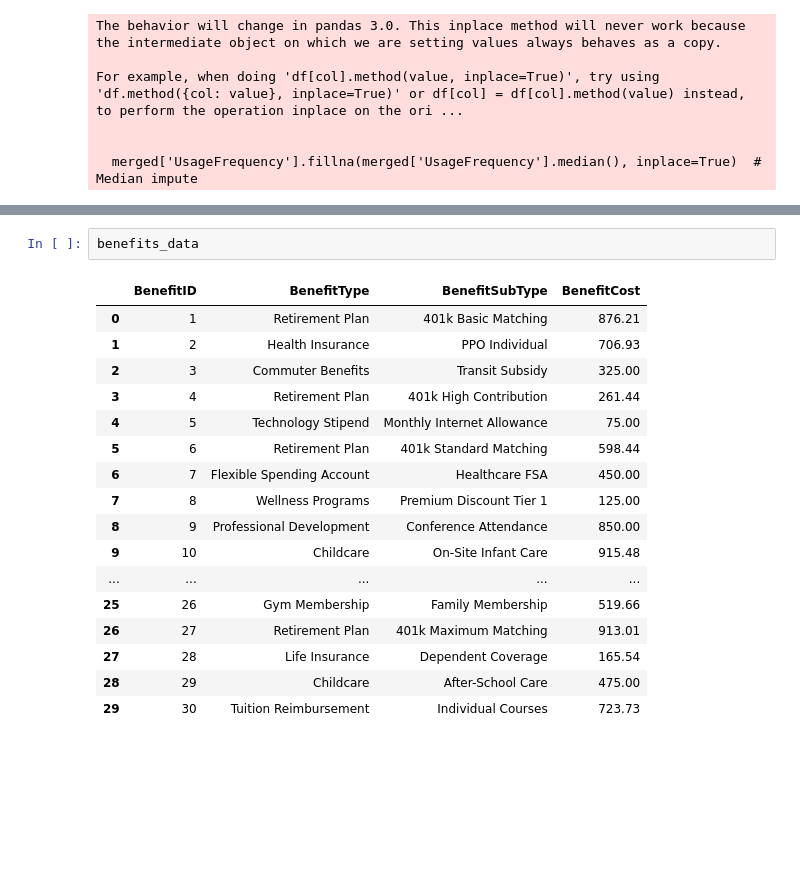
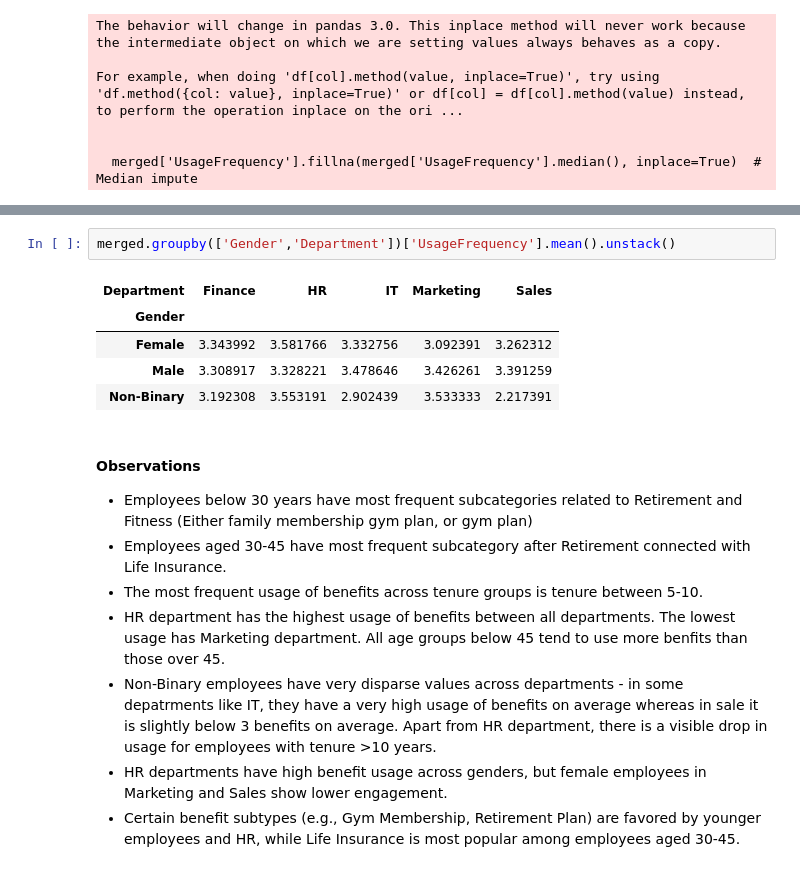
Before and after one commit to zemgabriela/TechLance, a Jupyter notebook: Demographic_Insights_Discovery.ipynb, the cells around one changed output, grey strips where cells are left out. Drawn from its saved outputs; the diff is of its cells as text; blank space fills up the shorter version.

```diff
--- a/Demographic_Insights_Discovery.ipynb
+++ b/Demographic_Insights_Discovery.ipynb
@@ -181,20 +303,17 @@ print(patterns)
-# %%
-benefits_data
-# %% [output]
-|  | BenefitID | BenefitType | BenefitSubType | BenefitCost |
-| 0 | 1 | Retirement Plan | 401k Basic Matching | 876.21 |
-| 1 | 2 | Health Insurance | PPO Individual | 706.93 |
-| 2 | 3 | Commuter Benefits | Transit Subsidy | 325.00 |
-| 3 | 4 | Retirement Plan | 401k High Contribution | 261.44 |
-| 4 | 5 | Technology Stipend | Monthly Internet Allowance | 75.00 |
-| 5 | 6 | Retirement Plan | 401k Standard Matching | 598.44 |
-| 6 | 7 | Flexible Spending Account | Healthcare FSA | 450.00 |
-| 7 | 8 | Wellness Programs | Premium Discount Tier 1 | 125.00 |
-| 8 | 9 | Professional Development | Conference Attendance | 850.00 |
-| 9 | 10 | Childcare | On-Site Infant Care | 915.48 |
-| ... | ... | ... | ... | ... |
-| 25 | 26 | Gym Membership | Family Membership | 519.66 |
-| 26 | 27 | Retirement Plan | 401k Maximum Matching | 913.01 |
-| 27 | 28 | Life Insurance | Dependent Coverage | 165.54 |
-| 28 | 29 | Childcare | After-School Care | 475.00 |
-| 29 | 30 | Tuition Reimbursement | Individual Courses | 723.73 |
+# %%
+merged.groupby(['Gender','Department'])['UsageFrequency'].mean().unstack()
+# %% [output]
+| Department | Finance | HR | IT | Marketing | Sales |
+| Gender |  |  |  |  |  |
+| Female | 3.343992 | 3.581766 | 3.332756 | 3.092391 | 3.262312 |
+| Male | 3.308917 | 3.328221 | 3.478646 | 3.426261 | 3.391259 |
+| Non-Binary | 3.192308 | 3.553191 | 2.902439 | 3.533333 | 2.217391 |
+# %% [markdown]
+#### Observations
+- Employees below 30 years have most frequent subcategories related to Retirement and Fitness (Either family membership gym plan, or gym plan)
+- Employees aged 30-45 have most frequent subcategory after Retirement connected with Life Insurance.
+- The most frequent usage of benefits across tenure groups is tenure between 5-10.
+- HR department has the highest usage of benefits between all departments. The lowest usage has Marketing department. All age groups below 45 tend to use more benfits than those over 45.
+-  Non-Binary employees have very disparse values across departments - in some depatrments like IT, they have a very high usage of benefits on average whereas in sale it is slightly below 3 benefits on average. Apart from HR department, there is a visible drop in usage for employees with tenure >10 years.
+- HR departments have high benefit usage across genders, but female employees in Marketing and Sales show lower engagement.
+- Certain benefit subtypes (e.g., Gym Membership, Retirement Plan) are favored by younger employees and HR, while Life Insurance is most popular among employees aged 30-45.
```
Also changed, not shown: parts of 10 cells of this notebook.
